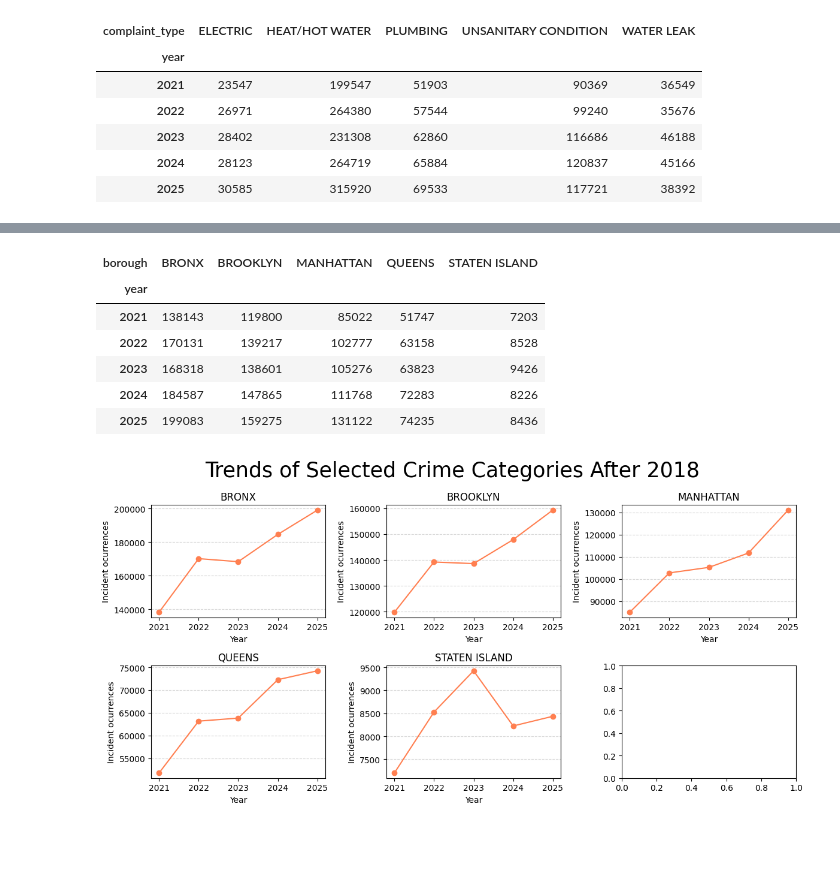
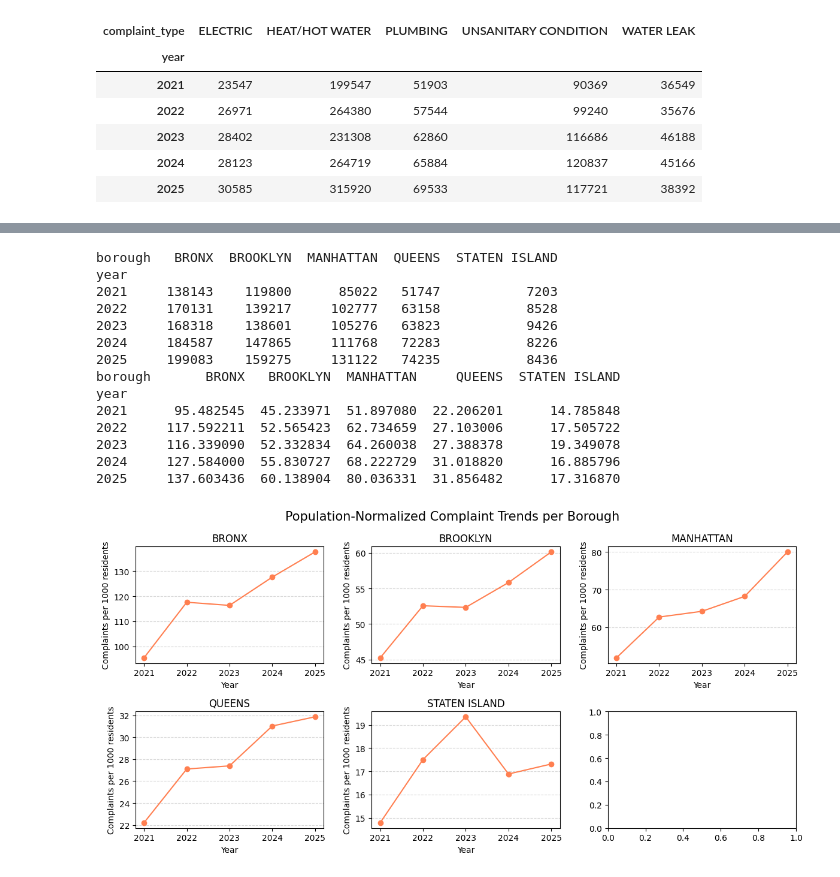
Before and after one commit to mariatmvendas/sdata_project, a Jupyter notebook: analysis_complaints.ipynb, the cells around one changed output, grey strips where cells are left out. Cells and saved outputs as stored; diff of their text form; code cells hidden in the pictures; blank space fills up the shorter version.

Commit message:
complaints analysis

```diff
--- a/analysis_complaints.ipynb
+++ b/analysis_complaints.ipynb
@@ -111,10 +111,10 @@ for i in range(len(comp_types)):
     axes[i].plot(years, values, color="coral", marker='o')
     axes[i].set_title(cat)
     axes[i].set_xlabel("Year")
-    axes[i].set_ylabel("Incident ocurrences")
+    axes[i].set_ylabel("Number of complaints")
     axes[i].grid(axis='y', linestyle='--', alpha=0.5)
 
-plt.suptitle("Trends of Selected Crime Categories After 2018", fontsize=25)
+plt.suptitle("Trends of Number of Complaints per Type", fontsize=15)
 plt.tight_layout()
 plt.show()
 # %% [output]
@@ -143,32 +122,43 @@ plt.show()
 # %%
 year_boro = df_complaints.groupby(["year", "borough"]).size().unstack(fill_value=0)
-year_boro
+print(year_boro)
+year_boro_norm = year_boro.div(borough_pop, axis=1) * 1000
+print(year_boro_norm)
 # %% [output]
-| borough | BRONX | BROOKLYN | MANHATTAN | QUEENS | STATEN ISLAND |
-| year |  |  |  |  |  |
-| 2021 | 138143 | 119800 | 85022 | 51747 | 7203 |
-| 2022 | 170131 | 139217 | 102777 | 63158 | 8528 |
-| 2023 | 168318 | 138601 | 105276 | 63823 | 9426 |
-| 2024 | 184587 | 147865 | 111768 | 72283 | 8226 |
-| 2025 | 199083 | 159275 | 131122 | 74235 | 8436 |
+borough   BRONX  BROOKLYN  MANHATTAN  QUEENS  STATEN ISLAND
+year
+2021     138143    119800      85022   51747           7203
+2022     170131    139217     102777   63158           8528
+2023     168318    138601     105276   63823           9426
+2024     184587    147865     111768   72283           8226
+2025     199083    159275     131122   74235           8436
+borough       BRONX   BROOKLYN  MANHATTAN     QUEENS  STATEN ISLAND
+year
+2021      95.482545  45.233971  51.897080  22.206201      14.785848
+2022     117.592211  52.565423  62.734659  27.103006      17.505722
+2023     116.339090  52.332834  64.260038  27.388378      19.349078
+2024     127.584000  55.830727  68.222729  31.018820      16.885796
+2025     137.603436  60.138904  80.036331  31.856482      17.316870
 # %%
 boroughs = year_boro.columns.tolist()
 
-fig, axes = plt.subplots(2, 3, figsize=(12, 6), )
+fig, axes = plt.subplots(2, 3, figsize=(12, 6))
 axes = axes.flatten()
 
-for i in range(len(boroughs)):
-    cat=boroughs[i]
-    values=year_boro[cat].values
-
-    axes[i].plot(years, values, color="coral", marker='o')
-    axes[i].set_title(cat)
+for i, borough in enumerate(boroughs):
+    axes[i].plot(
+        year_boro_norm.index,
+        year_boro_norm[borough],
+        marker='o',
+        color='coral'
+    )
+    axes[i].set_title(borough)
     axes[i].set_xlabel("Year")
-    axes[i].set_ylabel("Incident ocurrences")
+    axes[i].set_ylabel("Complaints per 1000 residents")
     axes[i].grid(axis='y', linestyle='--', alpha=0.5)
 
-plt.suptitle("Trends of Selected Crime Categories After 2018", fontsize=25)
+plt.suptitle("Population‑Normalized Complaint Trends per Borough", fontsize=15)
 plt.tight_layout()
 plt.show()
 # %% [output]
-[figure, old version]
+[figure, new version]
```
Also changed, not shown: parts of 6 cells of this notebook.
